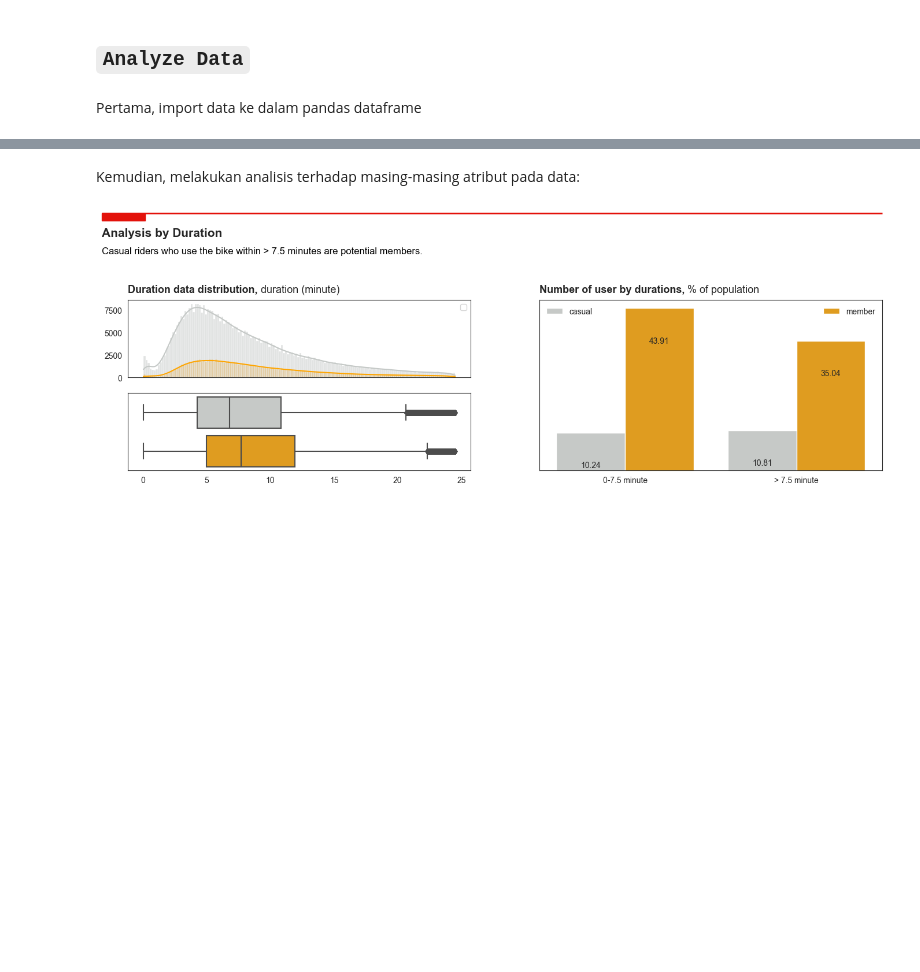
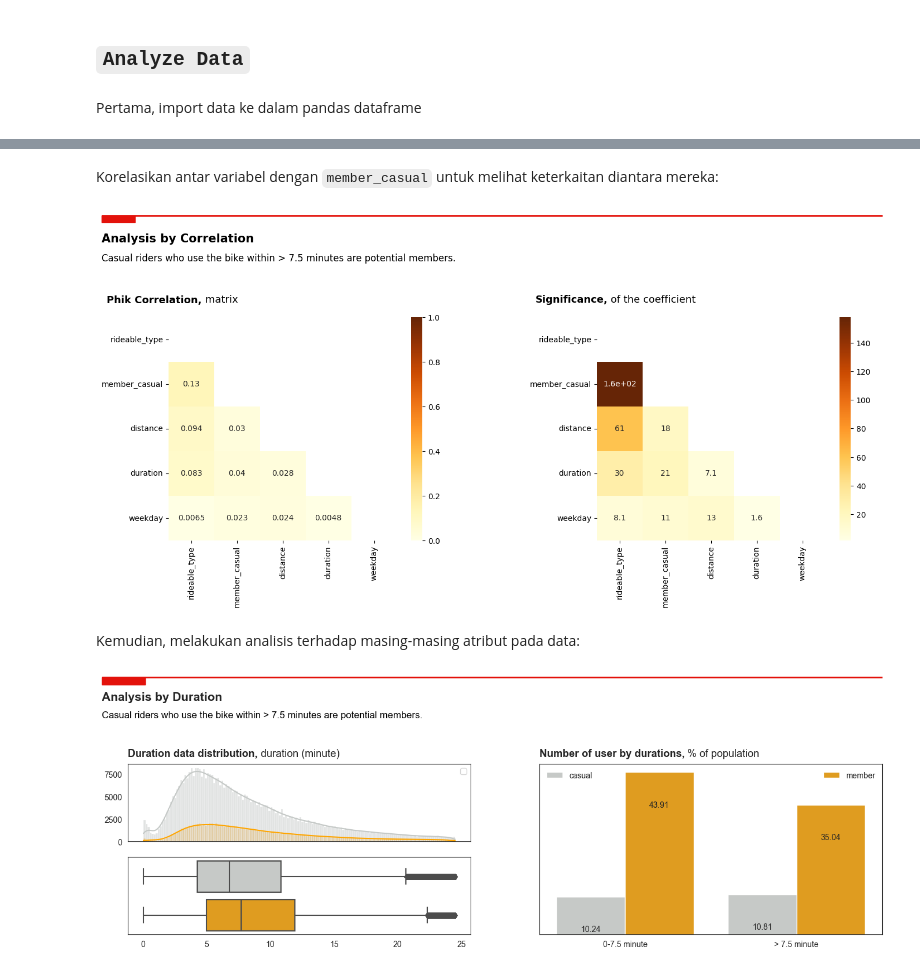
Before and after one commit to fandanabil1379/da-bike-sharing-analysis, a Jupyter notebook: notebooks/3.0-data-exploration.ipynb, the cells around one changed output, grey strips where cells are left out. Cells and saved outputs as stored; diff of their text form; code cells hidden in the pictures; blank space fills up the shorter version.

```diff
--- a/notebooks/3.0-data-exploration.ipynb
+++ b/notebooks/3.0-data-exploration.ipynb
@@ -34,3 +37,60 @@ df.sample(5)
+# %% [markdown]
+Korelasikan antar variabel dengan `member_casual` untuk melihat keterkaitan diantara mereka:
+# %%
+from phik.report import plot_correlation_matrix as pcm
+
+# Inisialisasi variabel
+corr_cols = ['rideable_type', 'member_casual', 'distance', 'duration', 'weekday']
+
+# Inisialisasi parameter gambar
+fig, ax = plt.subplots(1, 2, figsize=(20, 5))
+
+# make room below on top and bottom
+plt.subplots_adjust(left=0.06, bottom=0.1, right=0.7, top=0.9, wspace=0.5, hspace=0.1)
+
+# add line and rectangle on top.
+fig.add_artist(lines.Line2D([0, 0.7], [1.265, 1.265], lw=2, color='#E3120B', solid_capstyle="butt"))
+fig.add_artist(patches.Rectangle((0, 1.24), 0.03, 0.025, color='#E3120B'))
+
+# add title
+fig.text(
+    0, 1.17, "Analysis by Correlation",
+    fontsize=15,
+    fontweight="bold",
+)
+
+# add subtitle
+fig.text(
+    0, 1.1,
+    "Casual riders who use the bike within > 7.5 minutes are potential members.",
+    fontsize=12,
+    color='black'
+)
+
+# add title for histogram plot
+text = "<size:13><weight:bold>Phik Correlation,</> matrix </>"
+flexitext(-0.27, 1.1, text, va="top", ax=ax[0])
+
+# add title for bar plot
+text = "<size:13><weight:bold>Significance,</> of the coefficient</>"
+flexitext(-0.27, 1.1, text, va="top", ax=ax[1])
+
+# Matrik koefisien korelasi
+corr = df[corr_cols].phik_matrix(interval_cols=['distance', 'duration'])
+corr_mask = np.triu(np.ones_like(corr, dtype=bool))
+sns.heatmap(corr, mask=corr_mask, vmin=0, vmax=1, annot=True, cmap="YlOrBr", ax=ax[0])
+plt.yticks(rotation=0)
+
+# Matrix koefisien signifikansi
+sig = df[corr_cols].significance_matrix(interval_cols=['distance', 'duration'])
+sig_mask = np.triu(np.ones_like(sig, dtype=bool))
+sns.heatmap(sig, mask=sig_mask, annot=True, cmap="YlOrBr", ax=ax[1])
+plt.yticks(rotation=0)
+
+# Menampilkan grafik
+plt.show()
+# %% [output]
+[figure, added]
 # %% [markdown]
 Kemudian, melakukan analisis terhadap masing-masing atribut pada data:
 # %%
```
Also changed, not shown: parts of 3 cells of this notebook, 2 other files.
